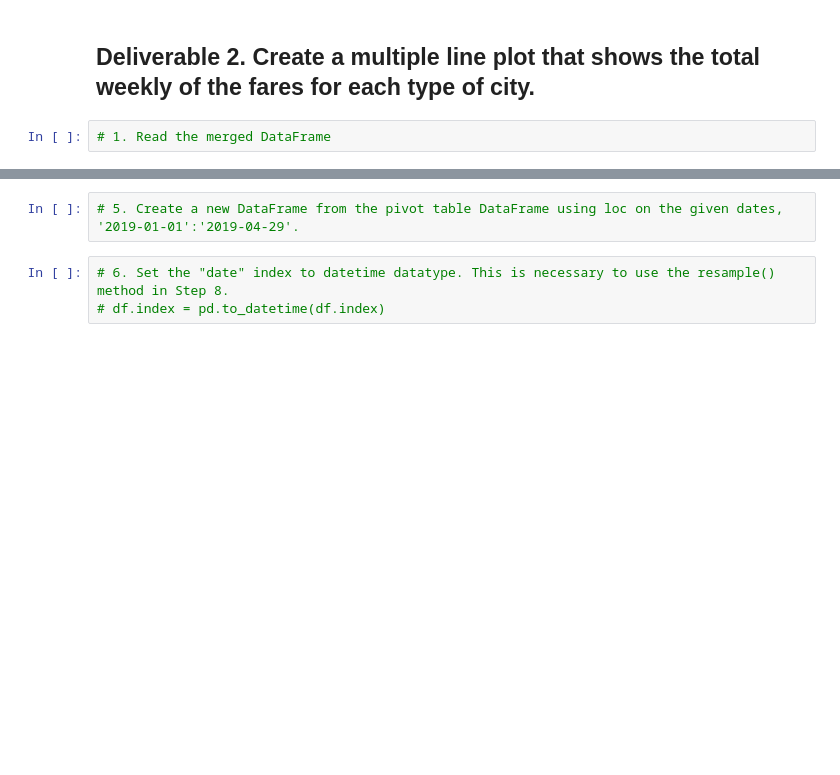
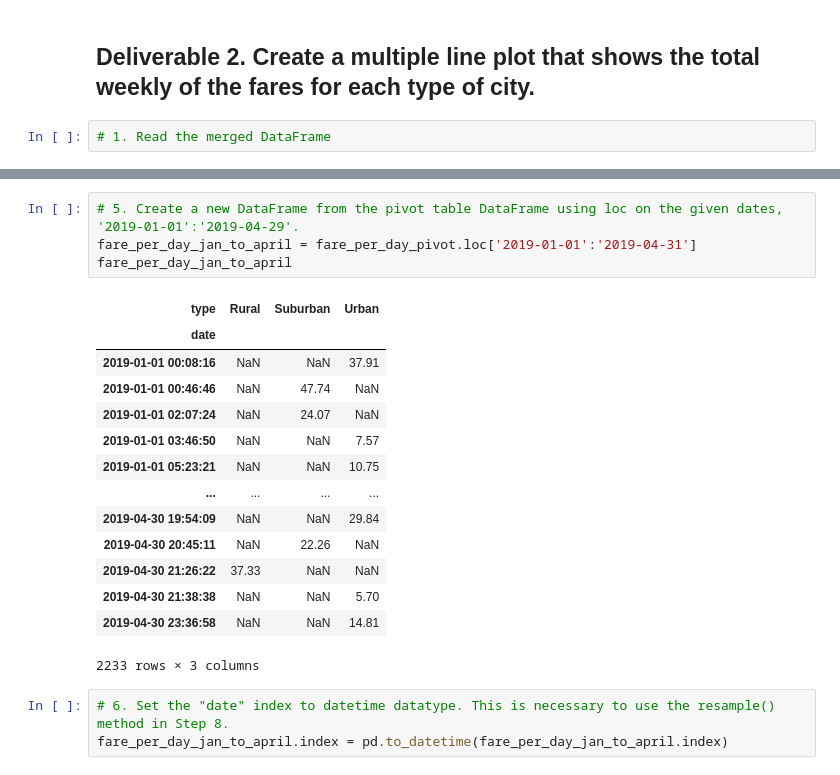
Before and after one commit to MitchellGleason/PyBer-Analysis, a Jupyter notebook: PyBer_Challenge.ipynb, the cells around one changed output, grey strips where cells are left out. Drawn from its saved outputs; the diff is of its cells as text; blank space fills up the shorter version.

```diff
--- a/PyBer_Challenge.ipynb
+++ b/PyBer_Challenge.ipynb
@@ -150,7 +201,24 @@ pyber_summary_df
 # %%
 # 5. Create a new DataFrame from the pivot table DataFrame using loc on the given dates, '2019-01-01':'2019-04-29'.
+fare_per_day_jan_to_april = fare_per_day_pivot.loc['2019-01-01':'2019-04-31']
+fare_per_day_jan_to_april
+# %% [output]
+| type | Rural | Suburban | Urban |
+| date |  |  |  |
+| 2019-01-01 00:08:16 | NaN | NaN | 37.91 |
+| 2019-01-01 00:46:46 | NaN | 47.74 | NaN |
+| 2019-01-01 02:07:24 | NaN | 24.07 | NaN |
+| 2019-01-01 03:46:50 | NaN | NaN | 7.57 |
+| 2019-01-01 05:23:21 | NaN | NaN | 10.75 |
+| ... | ... | ... | ... |
+| 2019-04-30 19:54:09 | NaN | NaN | 29.84 |
+| 2019-04-30 20:45:11 | NaN | 22.26 | NaN |
+| 2019-04-30 21:26:22 | 37.33 | NaN | NaN |
+| 2019-04-30 21:38:38 | NaN | NaN | 5.70 |
+| 2019-04-30 23:36:58 | NaN | NaN | 14.81 |
+2233 rows × 3 columns
 # %%
 # 6. Set the "date" index to datetime datatype. This is necessary to use the resample() method in Step 8.
-# df.index = pd.to_datetime(df.index)
+fare_per_day_jan_to_april.index = pd.to_datetime(fare_per_day_jan_to_april.index)
 # %%
 # 7. Check that the datatype for the index is datetime using df.info()
```
Also changed, not shown: parts of 8 cells of this notebook, 2 other files.
